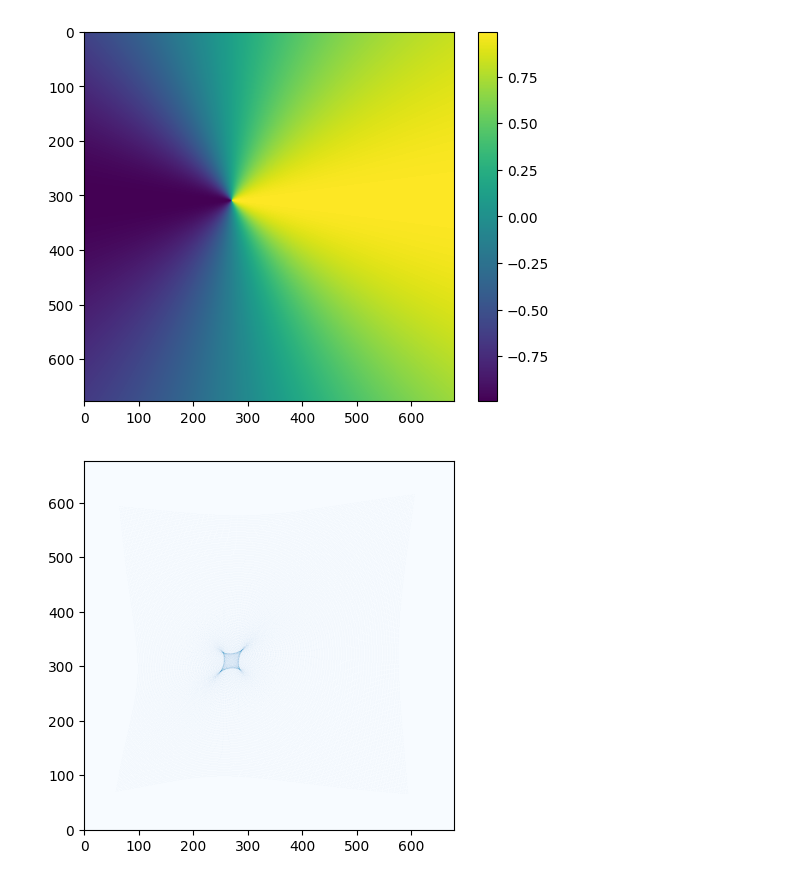
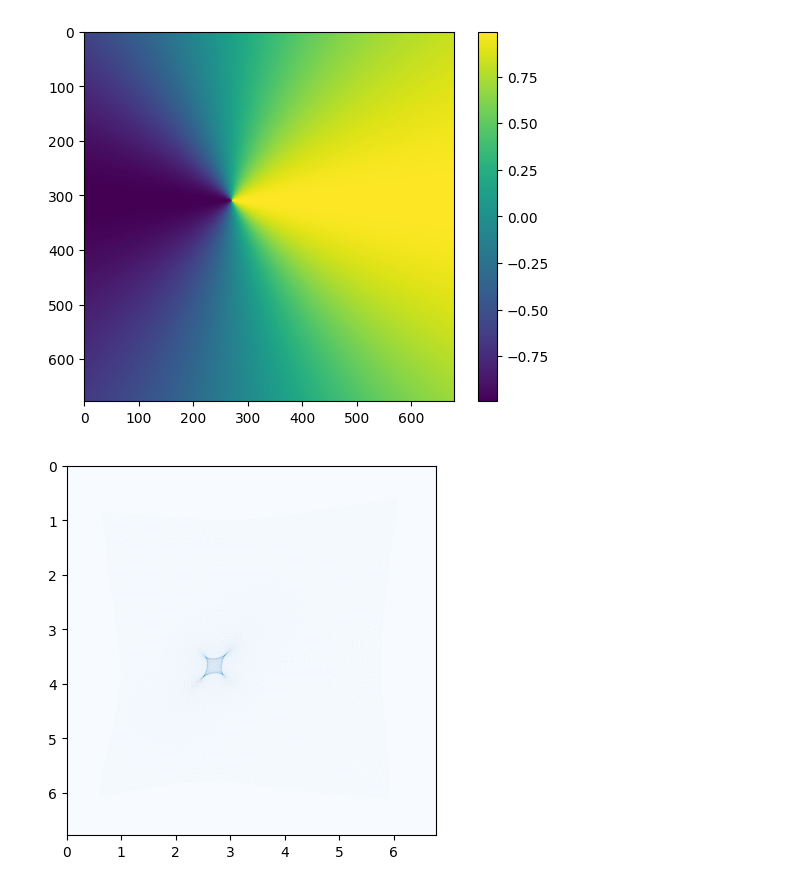
Before and after one commit to diceandcats/SURE-GW-lensing, a Jupyter notebook: Real stuffs/cluster_class_verify.ipynb, the cells around one changed output. Saved outputs shown, nothing was run; the diff lists cells and outputs as text; code cells hidden in the pictures.

```diff
--- a/Real stuffs/cluster_class_verify.ipynb
+++ b/Real stuffs/cluster_class_verify.ipynb
@@ -24,7 +24,8 @@ lensModel = LensModel(lens_model_list=lens_model_list)
 
 # define parameter values of lens models #
 theta_E = 100                 #in pixel
-kwargs_sie = {'theta_E': theta_E, 'e1':0, 'e2':0.2, 'center_x': 270, 'center_y': 310}
+len_coord = (270, 310)        #in pixel
+kwargs_sie = {'theta_E': theta_E, 'e1':0, 'e2':0.2, 'center_x': len_coord[0], 'center_y': len_coord[1]}
 kwargs_lens = [kwargs_sie]
 
 # image plane coordinate #
@@ -65,23 +66,23 @@ plt.colorbar()
 # %%
 # illustrate the casutic
 array_test = np.zeros([678,678])
 
 for i in range(0, 678):
     for j in range(0, 678):
         ycoord = i-alpha_y_2d[i,j] # src coord
         xcoord = j-alpha_x_2d[i,j]
         if ycoord<0 or ycoord>677 or xcoord<0 or xcoord>677:
             continue
         xceil = ceil(xcoord)
         yceil = ceil(ycoord)
         xfloor = floor(xcoord)
         yfloor = floor(ycoord)
         if i%3==0 and j%3==0:
             array_test[yfloor,xfloor] += 1
 
 
-plt.imshow(array_test, cmap='Blues')
+plt.imshow(array_test, cmap='Blues', extent=[0, 678* pixscale, 0, 678 * pixscale])
 plt.gca().invert_yaxis()
 # %% [output]
-[figure, old version]
+[figure, new version]
 # %%
```
Also changed, not shown: parts of 8 cells of this notebook, 1 other file.
